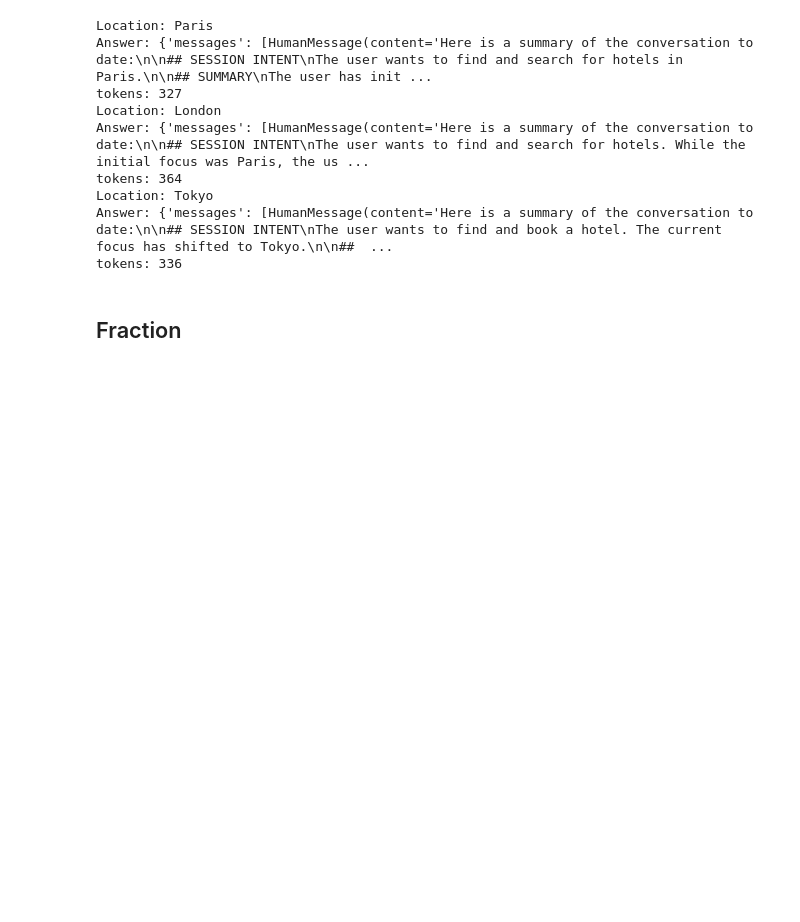
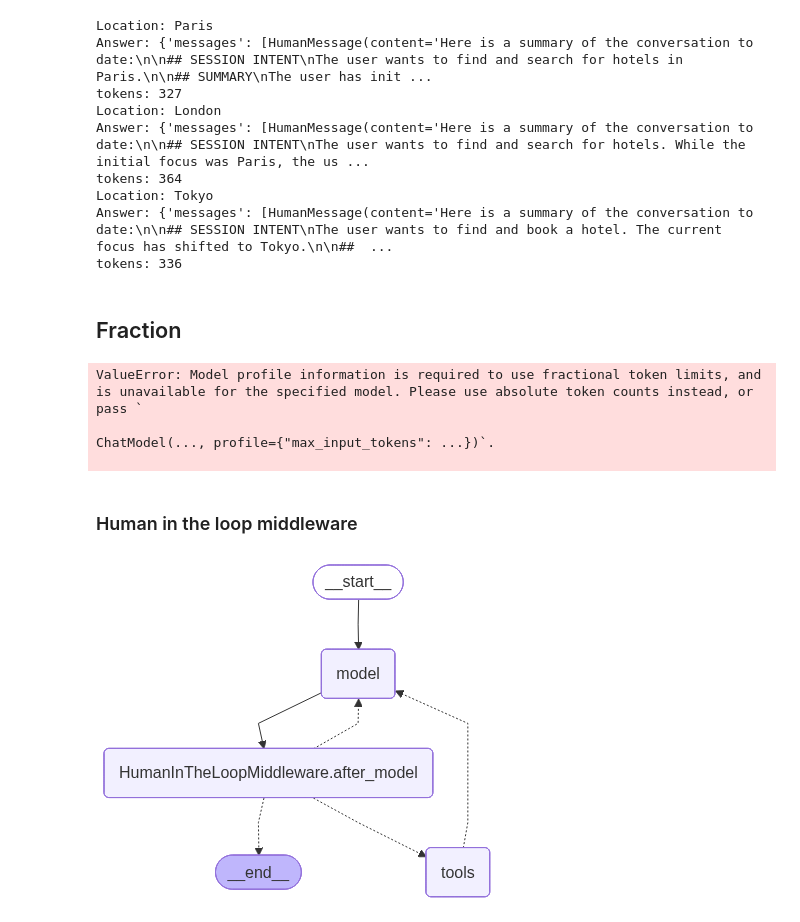
Before and after one commit to gauravgupta9887/agentic-ai-krish-naik, a Jupyter notebook: updatedlangchain/6-middleware.ipynb, the cells around one changed output. Drawn from its saved outputs; the diff is of its cells as text; code cells hidden in the pictures; blank space fills up the shorter version.

Commit message:
middlewares

```diff
--- a/updatedlangchain/6-middleware.ipynb
+++ b/updatedlangchain/6-middleware.ipynb
@@ -176,6 +176,52 @@ locations = ["Paris","London","Tokyo"]
 for location in locations:
     response = agent.invoke({"messages": [HumanMessage(content=f"Search hotels in {location}")]}, config=config)
     tokens = count_tokens(response['messages'])
+    fraction = tokens / 4096  # Assuming a max token limit of 4096
     print(f"Location: {location}")
     print(f"Answer: {response}")
     print(f"tokens: {tokens}")
+    print(f"fraction: {fraction}")
+# %% [output]
+ValueError: Model profile information is required to use fractional token limits, and is unavailable for the specified model. Please use absolute token counts instead, or pass `
+
+ChatModel(..., profile={"max_input_tokens": ...})`.
+
+# %% [markdown]
+### Human in the loop middleware
+# %%
+from langchain.agents import create_agent
+from langchain.agents.middleware import HumanInTheLoopMiddleware
+from langgraph.checkpoint.memory import InMemorySaver
+from langchain_core.messages import SystemMessage, HumanMessage
+
+
+def read_email_tool(email_id: str) -> str:
+    """Read email content based on email ID."""
+    # For demonstration, returning a mock email content
+    return f"Email content for ID {email_id}: This is a sample email content."
+
+def send_email_tool(recipient: str, subject: str, body: str) -> str:
+    """Send an email."""
+    # For demonstration, returning a mock response
+    return f"Email sent to {recipient} with subject '{subject}'."
+
+# message based communication
+agent = create_agent(
+    model=custom_llm,
+    checkpointer=InMemorySaver(),
+    middleware=[
+        HumanInTheLoopMiddleware(
+            interrupt_on={
+                "send_email_tool":{
+                    "allowed_decisions": ["approve", "edit","reject"]
+                },
+                "read_email_tool":False,
+            }
+        )
+    ],
+    tools=[read_email_tool, send_email_tool],
+    system_prompt="You are a helpful assistant."
+)
+agent
+# %% [output]
+[figure, added]
```
Also changed, not shown: parts of 9 cells of this notebook.
